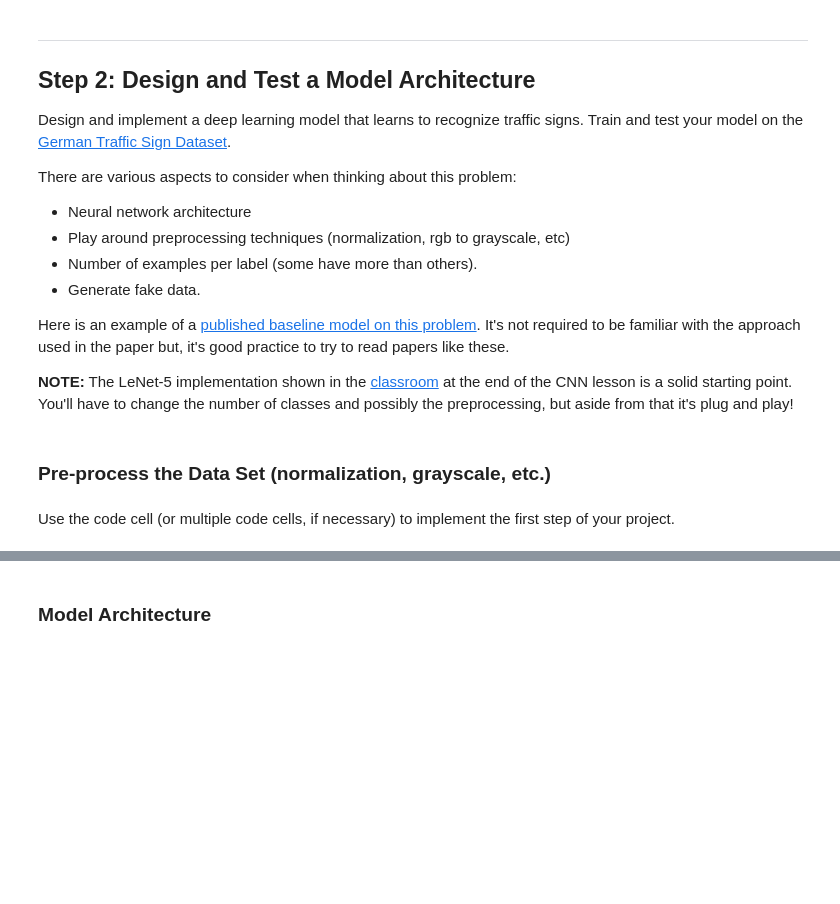
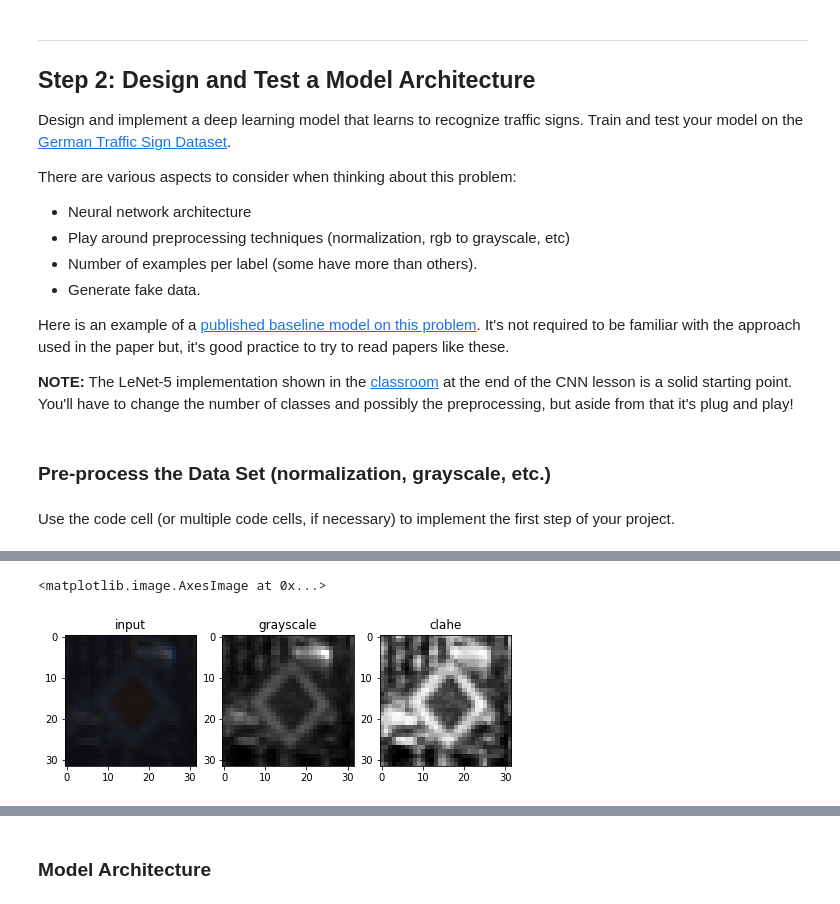
Before and after one commit to pandaive/CarND-Traffic-Sign-Classifier-Project, a Jupyter notebook: Traffic_Sign_Classifier.ipynb, the cells around one changed output, grey strips where cells are left out. Saved outputs shown, nothing was run; the diff lists cells and outputs as text; code cells hidden in the pictures; blank space fills up the shorter version.

```diff
--- a/Traffic_Sign_Classifier.ipynb
+++ b/Traffic_Sign_Classifier.ipynb
@@ -120,0 +216,14 @@ Use the code cell (or multiple code cells, if necessary) to implement the first
+# %%
+#CLAHE
+image = train['features'][random.randint(0, n_train)]
+clahe = cv2.createCLAHE(clipLimit=2.0, tileGridSize=(5,5))
+plt.figure(figsize=(8, 5))
+plt.subplot(131).set_title("input")
+plt.imshow(image)
+plt.subplot(132).set_title("grayscale")
+plt.imshow(cv2.cvtColor(image, cv2.COLOR_BGR2GRAY), cmap="gray")
+plt.subplot(133).set_title("clahe")
+plt.imshow(clahe.apply(cv2.cvtColor(image, cv2.COLOR_BGR2GRAY)), cmap="gray")
+# %% [output]
+<matplotlib.image.AxesImage at 0x...>
+[figure, added]
```
Also changed, not shown: parts of 36 cells of this notebook, 10 other files.
